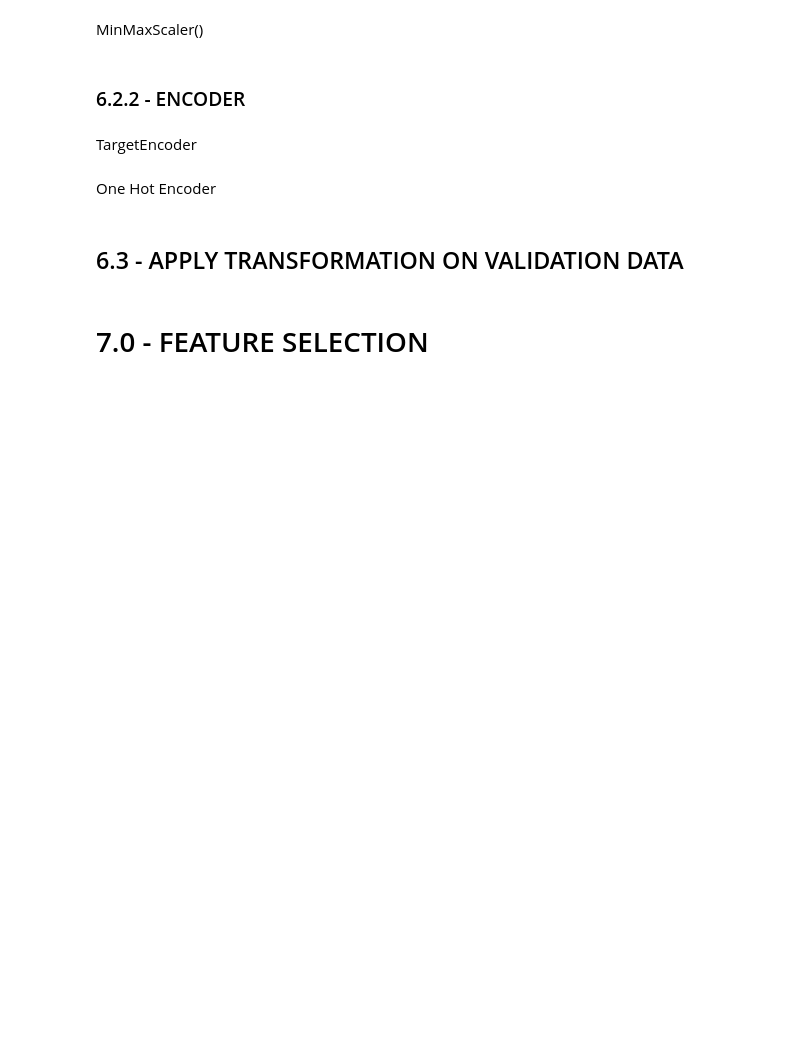
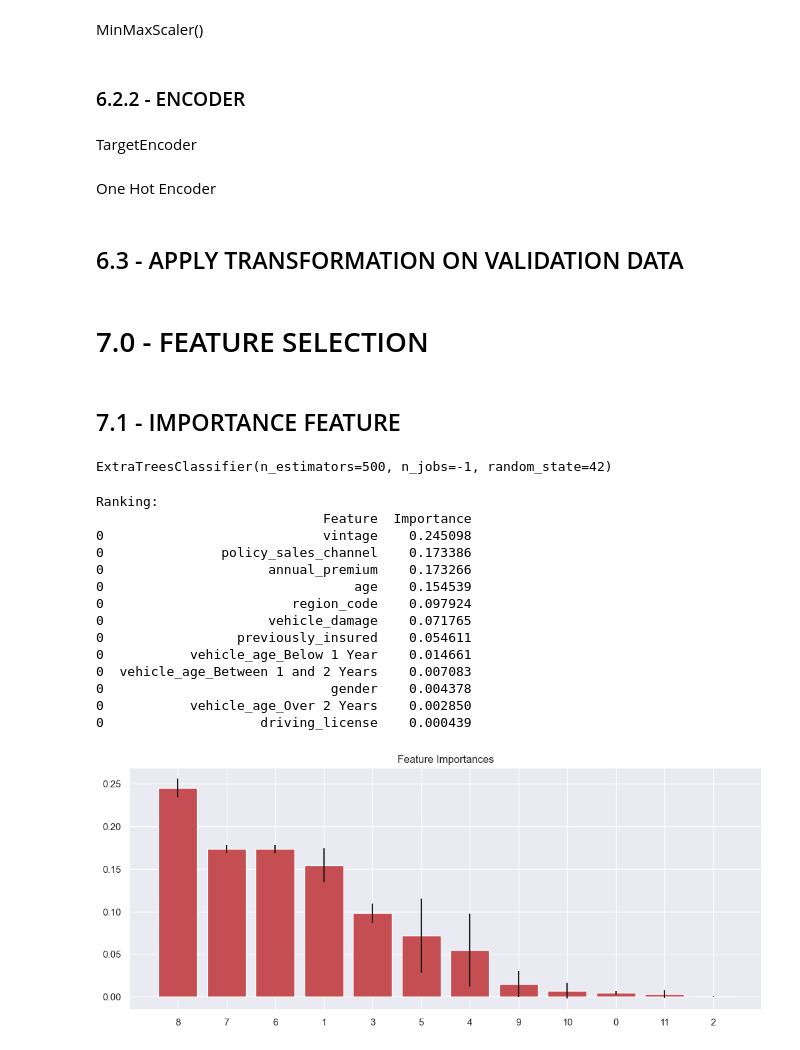
Before and after one commit to erickvieiras/health_insurence_classifier, a Jupyter notebook: notebook/insurence.ipynb, the cells around one changed output. Cells and saved outputs as stored; diff of their text form; code cells hidden in the pictures; blank space fills up the shorter version.

Commit message:
Created and finalized the feature selection stage

```diff
--- a/notebook/insurence.ipynb
+++ b/notebook/insurence.ipynb
@@ -436,8 +435,11 @@ df6 = pd.concat([x_train, y_train], axis = 1)
 # %% [markdown]
 StandarScaler()
 # %%
-ss = StandardScaler()
-df6['annual_premium'] = ss.fit_transform(df6[['annual_premium']].values)
+ss_annual_premium = StandardScaler()
+df6['annual_premium'] = ss_annual_premium.fit_transform(df6[['annual_premium']].values)
+
+ss_psc = MinMaxScaler()
+df6['policy_sales_channel'] = ss_psc.fit_transform(df6[['policy_sales_channel']].values)
 # %% [markdown]
 MinMaxScaler()
 # %%
@@ -454,8 +456,6 @@ TargetEncoder
 target_encoder_rc = df6.groupby('region_code')['response'].mean()
 df6.loc[:, 'region_code'] = df6['region_code'].map(target_encoder_rc)
 
-target_encoder_psc = df6.groupby('policy_sales_channel').size() / len(df6)
-df6.loc[:, 'policy_sales_channel'] = df6['policy_sales_channel'].map(target_encoder_psc)
 
 target_encoder_gender = df6.groupby('gender')['response'].mean()
 df6.loc[:, 'gender'] = df6['gender'].map(target_encoder_gender)
@@ -466,7 +466,9 @@ df6 = pd.get_dummies(df6, prefix = 'vehicle_age', columns = ['vehicle_age'])
 # %% [markdown]
 ## 6.3 - APPLY TRANSFORMATION ON VALIDATION DATA
 # %%
-x_val['annual_premium'] = ss.fit_transform(x_val[['annual_premium']].values)
+x_val['annual_premium'] = ss_annual_premium.fit_transform(x_val[['annual_premium']].values)
+
+x_val['policy_sales_channel'] = ss_psc.fit_transform(x_val[['policy_sales_channel']].values)
 
 x_val['age']     = mms_age.fit_transform(x_val[['age']].values)
 
@@ -474,8 +476,6 @@ x_val['vintage'] = mms_vintage.fit_transform(x_val[['vintage']].values)
 
 x_val.loc[:, 'region_code'] = x_val['region_code'].map(target_encoder_rc)
 
-df6.loc[:, 'policy_sales_channel'] = x_val['policy_sales_channel'].map(target_encoder_psc)
-
 x_val.loc[:, 'gender'] = x_val['gender'].map(target_encoder_gender)
 
 x_val = pd.get_dummies(x_val, prefix = 'vehicle_age', columns = ['vehicle_age'])
@@ -485,3 +485,53 @@ x_val  =x_val.fillna(0)
 # 7.0 - FEATURE SELECTION
 # %%
 df7 = df6.copy()
+# %% [markdown]
+## 7.1 - IMPORTANCE FEATURE
+# %%
+#select feature
+
+x_train_n = df7.drop(['id', 'response'], axis = 1)
+y_train_n = y_train.values
+
+#model
+extra_trees = ExtraTreesClassifier(n_estimators = 500, random_state = 42, n_jobs = -1)
+extra_trees.fit(x_train_n, y_train_n)
+# %% [output]
+ExtraTreesClassifier(n_estimators=500, n_jobs=-1, random_state=42)
+# %%
+importances = extra_trees.feature_importances_
+std = np.std([tree.feature_importances_ for tree in extra_trees.estimators_], axis=0)  # Correção aqui
+indexes = np.argsort(importances)[::-1]
+
+# Feature Ranking
+print('Ranking:')
+dataframe = pd.DataFrame()
+for i, j in zip(x_train_n, extra_trees.feature_importances_):
+    df_aux = pd.DataFrame({'Feature' : i, 'Importance': j}, index = [0])
+    dataframe = pd.concat([dataframe, df_aux], axis = 0)
+
+print(dataframe.sort_values('Importance', ascending = False))
+
+#Plot
+plt.figure()
+plt.title('Feature Importances')
+plt.bar(range(x_train_n.shape[1]), importances[indexes], color = 'r', yerr = std[indexes], align = 'center')
+plt.xticks(range(x_train_n.shape[1]), indexes)
+plt.xlim([-1, x_train_n.shape[1]])
+plt.show()
+# %% [output]
+Ranking:
+                             Feature  Importance
+0                            vintage    0.245098
+0               policy_sales_channel    0.173386
+0                     annual_premium    0.173266
+0                                age    0.154539
+0                        region_code    0.097924
+0                     vehicle_damage    0.071765
+0                 previously_insured    0.054611
+0           vehicle_age_Below 1 Year    0.014661
+0  vehicle_age_Between 1 and 2 Years    0.007083
+0                             gender    0.004378
+0           vehicle_age_Over 2 Years    0.002850
+0                    driving_license    0.000439
+[figure, added]
```
Also changed, not shown: parts of 3 cells of this notebook.
